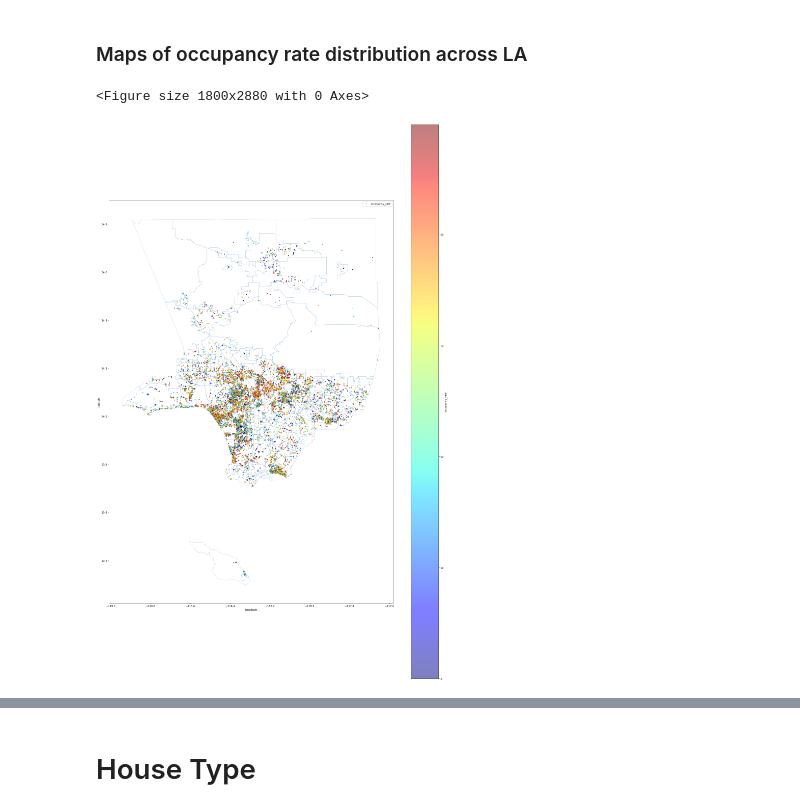
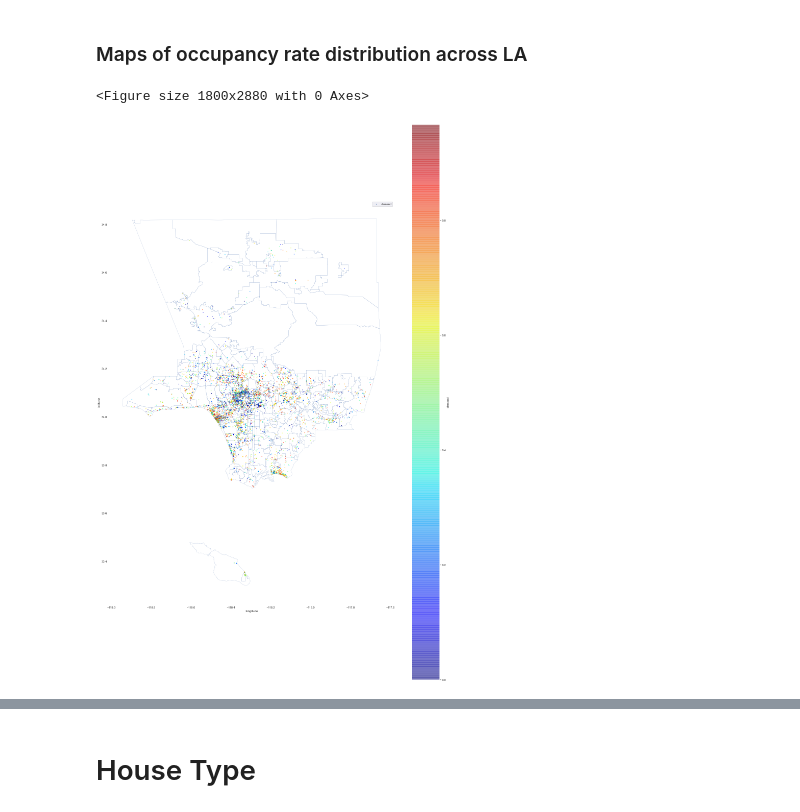
Before and after one commit to luludesun/Airbnb_Capstone, a Jupyter notebook: EDA_Airbnb.ipynb, the cells around one changed output, grey strips where cells are left out. Drawn from its saved outputs; the diff is of its cells as text; code cells hidden in the pictures.

```diff
--- a/EDA_Airbnb.ipynb
+++ b/EDA_Airbnb.ipynb
@@ -32,7 +186,5 @@ df_21 = df_21[df_21["price"] > 0] # get rid of nan
 # %% [markdown]
 As our goal here is to analyze short-term renting. Our definition of "short-term" is that the minimum for minimum nights are smaller than 20 days, if not 0 days.
-# %%
-df_21 = df_21[df_21["minimum_minimum_nights"] < 20]
 # %% [markdown]
 Here, we eliminate the long-term hosts, but we cannot eliminate long-term renters. For instance, say a renter rented for 1 year consecutively for a house that has rule for minimum of 1 nights. Here, the host is not an intentional long-term host, but the renter here is a long-term renter. One possibility to solve the problem is to also limit the maximum nights so that it is below a threshold. However, by doing so, we are filtering out a much larger proportion of data than the minimum night filtering.
 
@@ -50,4 +194,2 @@ We can see that filtering by maximum nights is not a good approach.
-# %%
-df_21 = df_21[df_21["availability_90"] > 0]
 # %% [markdown]
 The downside of this filtering method is that it inevitably disposes many houses that are so popular that they are fully booked for the next 90 days.
@@ -65,7 +196,2 @@ sns.distplot(df_21['availability_90'][(df_21['availability_90'] > 0) & (df_21['a
 # %% [markdown]
 Create a new column of occupancy rate = 2/3 * occupancy rate in 30 days + 1/6 * occupancy rate in 60 days + 1/6 * occupancy rate in 90 days. Note a listing may not be available because it has been booked by a guest or blocked by the host.
-# %%
-# Filter out listings that have no reviews yet to avoid treating an unpopular but blocked listing as a popular listing.
-df_21 = df_21[df_21['reviews_per_month'] > 0]
-# %%
-df_21['occupancy_rate'] = 2/3 * (30 - df_21['availability_30']) / 30 * 100 + 1/6*(60 - df_21['availability_60']) / 60 * 100 + 1/6 * (90 - df_21['availability_90']) / 90 * 100
@@ -87,15 +207,15 @@ In the following section, we are intetersed in how geographical factors influenc
 # %%
 la_map = gpd.read_file('Data/neighbourhoods.geojson')
 
 plt.figure(figsize=(25,40))
 ax = la_map.boundary.plot(linewidth = 0.25)
 ax.set_facecolor("white")
-df_21.plot(kind='scatter', x='longitude', y='latitude', label='occupancy_rate', c='occupancy_rate',
+df_21.plot(kind='scatter', x='longitude', y='latitude', label='demand', c='demand',
                   cmap=plt.get_cmap('jet'), colorbar=True, alpha=0.5, s=  5, figsize=(25,40), ax=ax)
 
 plt.legend()
 plt.show()
 # %% [output]
 <Figure size 1800x2880 with 0 Axes>
-[figure, old version]
+[figure, new version]
 # %%
```
Also changed, not shown: parts of 42 cells of this notebook, 20 other files.
